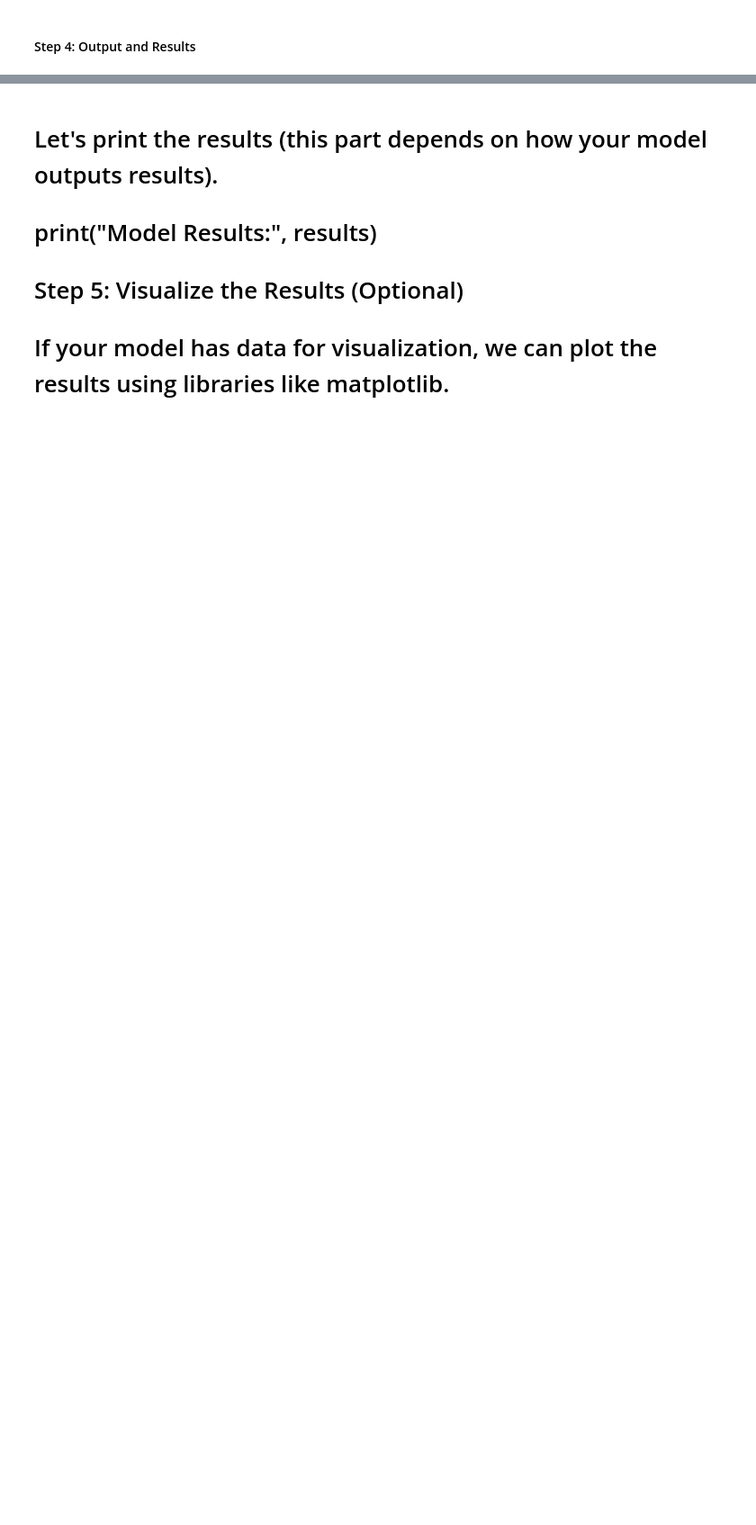
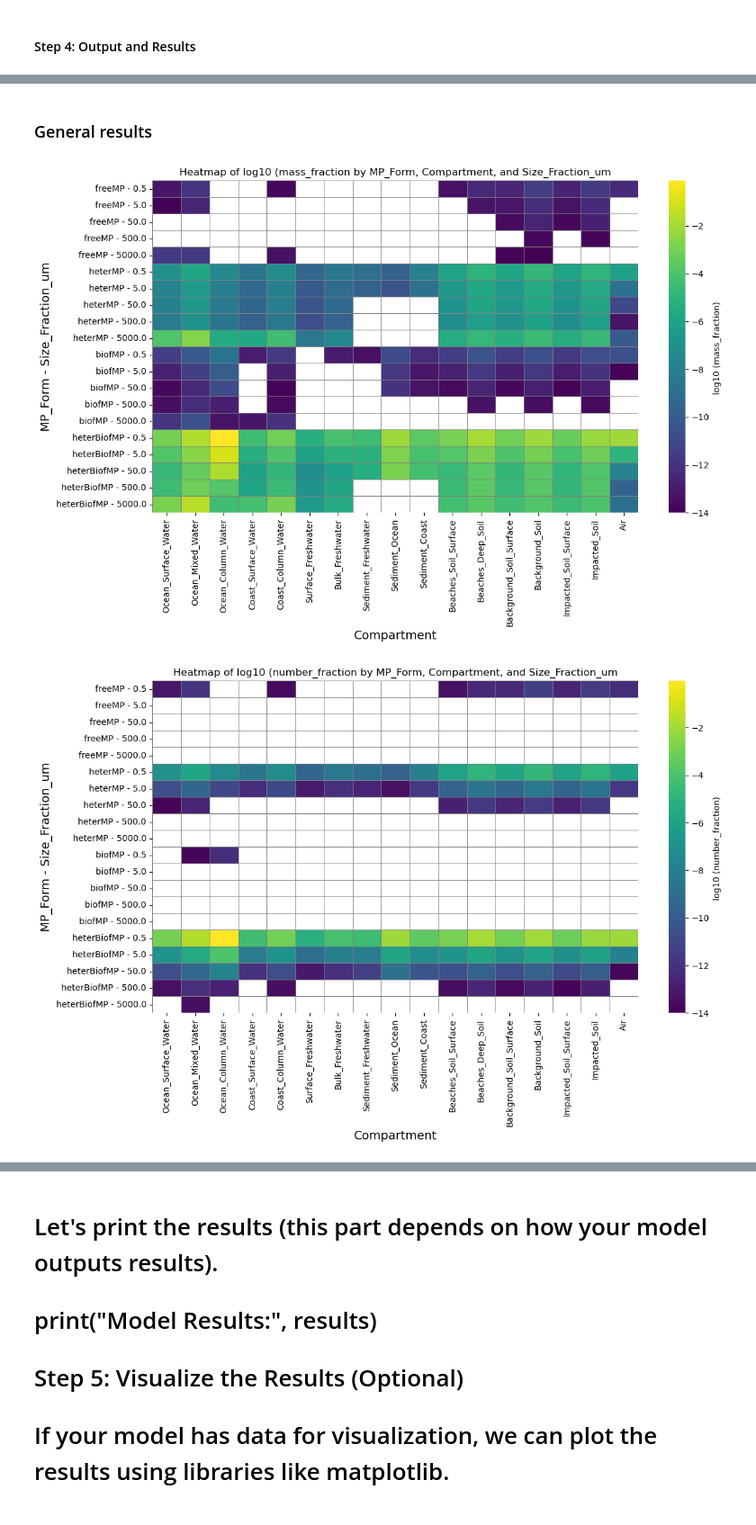
Before and after one commit to xy2gh/UTOPIA_package, a Jupyter notebook: src/utopia/model_tutorial.ipynb, the cells around one changed output, grey strips where cells are left out. Shown at 90% size. Saved outputs shown, nothing was run; the diff lists cells and outputs as text; code cells hidden in the pictures; blank space fills up the shorter version.

```diff
--- a/src/utopia/model_tutorial.ipynb
+++ b/src/utopia/model_tutorial.ipynb
@@ -75 +92,12 @@ processor.plot_rateConstants()
+# %% [markdown]
+### General results
+# %%
+processor.estimate_flows()
+processor.generate_flows_dict()
+processor.process_results()
+for fraction in ["mass_fraction", "number_fraction"]:
+    processor.plot_fractionDistribution_heatmaps(fraction)
+# %% [output]
+[figure, added]
+[figure, added]
 # %%
```
Also changed, not shown: parts of 9 cells of this notebook, 9 other files.
